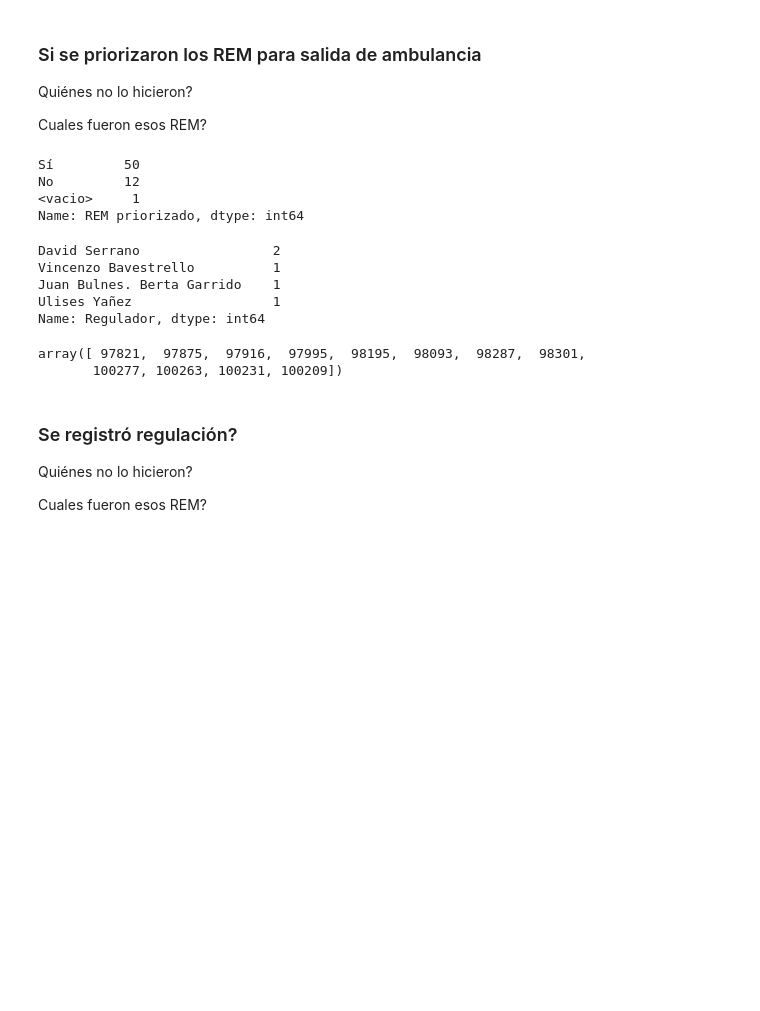
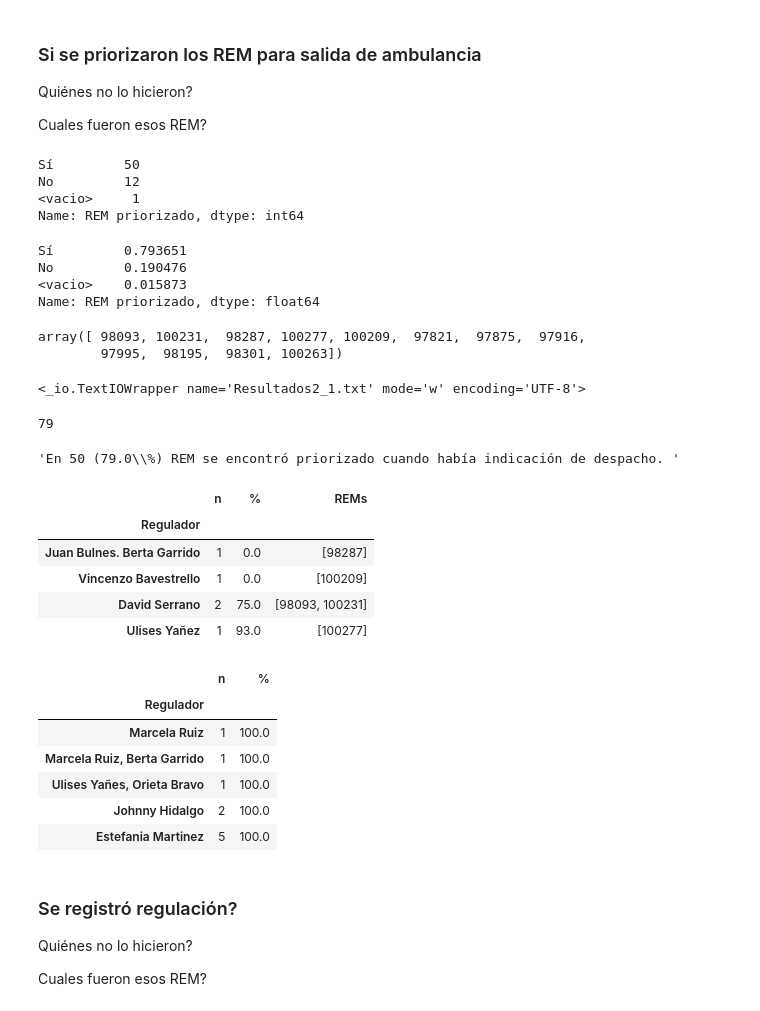
Before and after one commit to superegi/registros_esamu, a Jupyter notebook: calidad_registros/Calidad registros eSAMU.ipynb, the cells around one changed output. Saved outputs shown, nothing was run; the diff lists cells and outputs as text; code cells hidden in the pictures; blank space fills up the shorter version.

```diff
--- a/calidad_registros/Calidad registros eSAMU.ipynb
+++ b/calidad_registros/Calidad registros eSAMU.ipynb
@@ -213,17 +212,70 @@ Cuales fueron esos REM?
 # %%
 var = 'REM priorizado'
 calidad[var].value_counts()
-calidad[calidad[var] == 'No'].Regulador.value_counts()
+calidad[var].value_counts(normalize=True)
 calidad[calidad[var] == 'No']['N° REM'].values
 # %% [output]
 Sí         50
 No         12
 <vacio>     1
 Name: REM priorizado, dtype: int64
-David Serrano                 2
-Vincenzo Bavestrello          1
-Juan Bulnes. Berta Garrido    1
-Ulises Yañez                  1
-Name: Regulador, dtype: int64
+Sí         0.793651
+No         0.190476
+<vacio>    0.015873
+Name: REM priorizado, dtype: float64
-array([ 97821,  97875,  97916,  97995,  98195,  98093,  98287,  98301,
-       100277, 100263, 100231, 100209])
+array([ 98093, 100231,  98287, 100277, 100209,  97821,  97875,  97916,
+        97995,  98195,  98301, 100263])
+# %%
+archivo = 'Resultados2_1.txt'
+var = 'REM priorizado'
+
+open(archivo,'w')
+file = open(archivo,'a')
+
+texto = 'En {} ({}\\%) REM se encontró priorizado cuando había indicación de despacho. '.format(
+    calidad[var].value_counts()['Sí'],
+    round(calidad[var].value_counts(normalize=True)['Sí']*100))
+
+file.write(texto)
+file.close()
+open(archivo,'r').read()
+# %% [output]
+<_io.TextIOWrapper name='Resultados2_1.txt' mode='w' encoding='UTF-8'>
+79
+'En 50 (79.0\\%) REM se encontró priorizado cuando había indicación de despacho. '
+# %%
+grupo = calidad.groupby(['REM priorizado', 'Regulador'])['N° REM'].count()
+
+REMs = calidad.groupby(['REM priorizado', 'Regulador'])['N° REM'].apply(list)['No']
+
+percbyrank = grupo.groupby(level=1).apply(lambda x: round(100 * x / float(x.sum())))
+percent_NO = grupo.groupby(level=1).apply(lambda x: 100 - round(100 * x / float(x.sum())))['No']
+
+Mal_reg = {}
+Mal_reg['n'] = grupo['No']
+Mal_reg['%'] = percent_NO
+Mal_reg['REMs'] = REMs
+
+Buen_reg = {}
+Buen_reg['n'] = grupo['Sí']
+Buen_reg['%'] = percbyrank['Sí']
+
+peor = pd.DataFrame.from_dict(Mal_reg).sort_values(['%', 'n'])
+mejor = pd.DataFrame.from_dict(Buen_reg).sort_values(['%', 'n'])
+
+peor.tail(5)
+mejor.tail(5)
+# %% [output]
+|  | n | % | REMs |
+| Regulador |  |  |  |
+| Juan Bulnes. Berta Garrido | 1 | 0.0 | [98287] |
+| Vincenzo Bavestrello | 1 | 0.0 | [100209] |
+| David Serrano | 2 | 75.0 | [98093, 100231] |
+| Ulises Yañez | 1 | 93.0 | [100277] |
+|  | n | % |
+| Regulador |  |  |
+| Marcela Ruiz | 1 | 100.0 |
+| Marcela Ruiz, Berta Garrido | 1 | 100.0 |
+| Ulises Yañes, Orieta Bravo | 1 | 100.0 |
+| Johnny Hidalgo | 2 | 100.0 |
+| Estefania Martinez | 5 | 100.0 |
```
Also changed, not shown: parts of 15 cells of this notebook, 1 other file.
